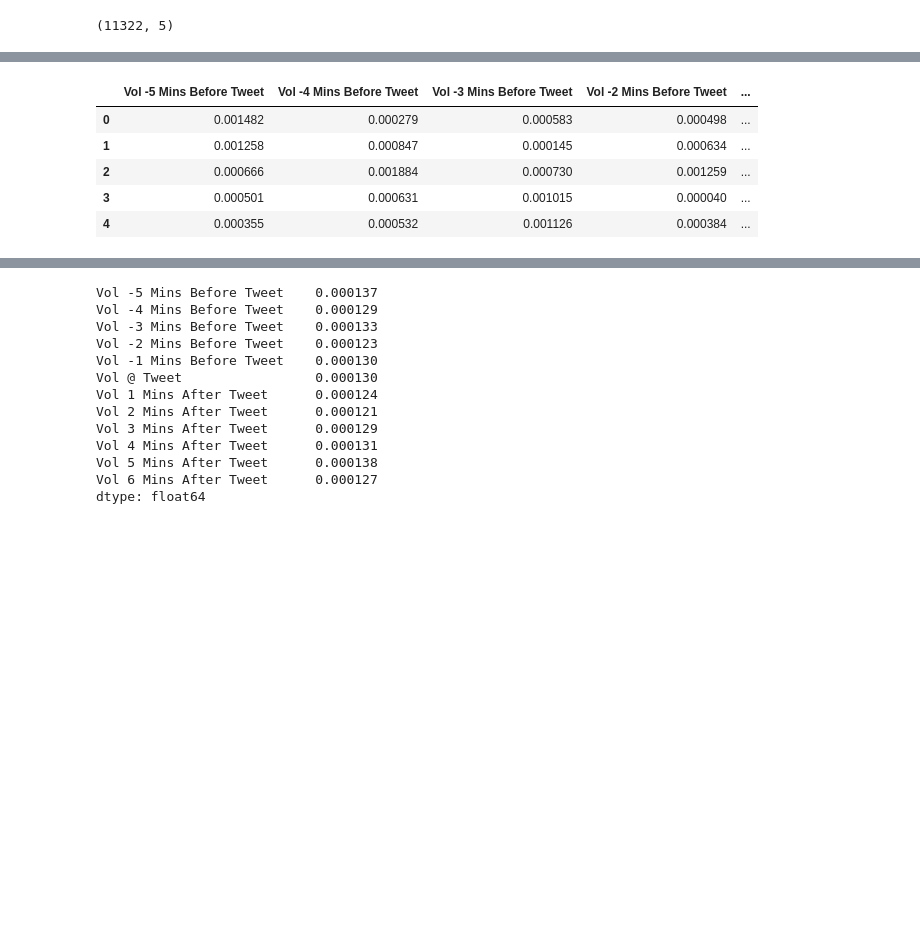
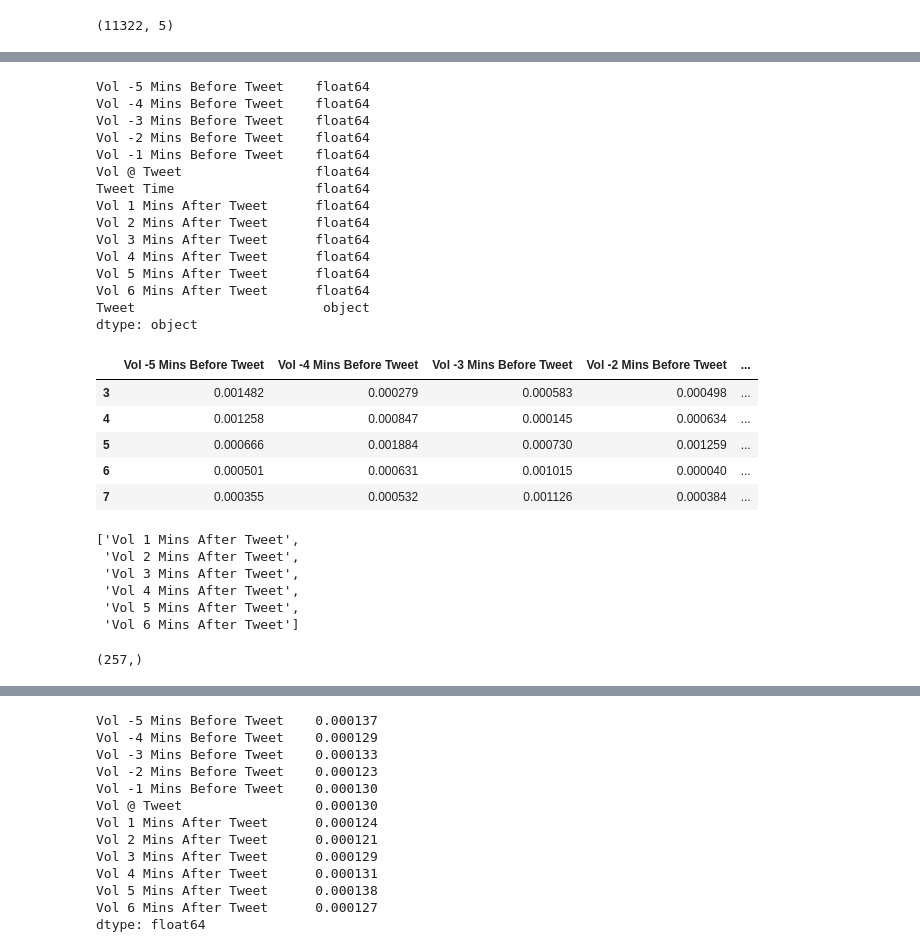
Before and after one commit to stephanieroman2020/FinalProject, a Jupyter notebook: Feature Generation, Volatility.ipynb, the cells around one changed output, grey strips where cells are left out. Cells and saved outputs as stored; diff of their text form; code cells hidden in the pictures; blank space fills up the shorter version.

```diff
--- a/Feature Generation, Volatility.ipynb
+++ b/Feature Generation, Volatility.ipynb
@@ -57,0 +55,7 @@ tweet_df.head()
+# %%
+# tweet_df.loc[tweet_df['text'] == "Congress has agreed to provide $8 Billion" ]
+
+# df[df['A'].str.contains("hello")]
+tweet_df['text'] = tweet_df['text'].astype('str')
+print(tweet_df.dtypes)
+tweet_df.shape
@@ -356,3 +439,0 @@ df_MVI_nulls_incl.shape
-# %%
-df_MVI_nulls_incl['Tweets'] = tweet_df['text']
-df_MVI_nulls_incl.shape
@@ -361,12 +442,13 @@ df_MVI_nulls_incl.shape
 # %%
 #Remove non integer values from each colum
+pd.set_option('display.max_rows', 300)
 df_columns = list(df_MVI_nulls_incl.columns.values)
 
-for column in df_columns:
-    df_MVI_nulls_incl = df_MVI_nulls_incl[~df_MVI_nulls_incl[column].isin(["No SPX data avail."])]
+# for column in df_columns:
+df_MVI_nulls_incl = df_MVI_nulls_incl[~df_MVI_nulls_incl['Vol @ Tweet'].isin(["No SPX data avail."])]
 
 #Rename to df MVI
 df_MVI = df_MVI_nulls_incl
-df_MVI.head()
+df_MVI.head(300)
 # %% [output]
 |  | Vol -5 Mins Before Tweet | Vol -4 Mins Before Tweet | Vol -3 Mins Before Tweet | Vol -2 Mins Before Tweet | ... |
@@ -378,14 +471,29 @@ df_MVI.head()
 # %%
 #Make all columns numeric
-for column in df_columns[0:12]:
+for column in df_columns[0:13]:
     df_MVI[column] = pd.to_numeric(df_MVI[column],errors='coerce').abs()
 
+print(df_MVI.dtypes)
 df_MVI.head()
-# df_MVI.dtypes
 # %% [output]
+Vol -5 Mins Before Tweet    float64
+Vol -4 Mins Before Tweet    float64
+Vol -3 Mins Before Tweet    float64
+Vol -2 Mins Before Tweet    float64
+Vol -1 Mins Before Tweet    float64
+Vol @ Tweet                 float64
+Tweet Time                  float64
+Vol 1 Mins After Tweet      float64
+Vol 2 Mins After Tweet      float64
+Vol 3 Mins After Tweet      float64
+Vol 4 Mins After Tweet      float64
+Vol 5 Mins After Tweet      float64
+Vol 6 Mins After Tweet      float64
+Tweet                        object
+dtype: object
 |  | Vol -5 Mins Before Tweet | Vol -4 Mins Before Tweet | Vol -3 Mins Before Tweet | Vol -2 Mins Before Tweet | ... |
-| 0 | 0.001482 | 0.000279 | 0.000583 | 0.000498 | ... |
-| 1 | 0.001258 | 0.000847 | 0.000145 | 0.000634 | ... |
-| 2 | 0.000666 | 0.001884 | 0.000730 | 0.001259 | ... |
-| 3 | 0.000501 | 0.000631 | 0.001015 | 0.000040 | ... |
-| 4 | 0.000355 | 0.000532 | 0.001126 | 0.000384 | ... |
+| 3 | 0.001482 | 0.000279 | 0.000583 | 0.000498 | ... |
+| 4 | 0.001258 | 0.000847 | 0.000145 | 0.000634 | ... |
+| 5 | 0.000666 | 0.001884 | 0.000730 | 0.001259 | ... |
+| 6 | 0.000501 | 0.000631 | 0.001015 | 0.000040 | ... |
+| 7 | 0.000355 | 0.000532 | 0.001126 | 0.000384 | ... |
@@ -393,0 +500,11 @@ df_MVI_abs = df_MVI
+# %%
+df_MVI.to_csv("df_MVI")
+df_columns[0:6]
+df_columns[7:13]
+# %% [output]
+['Vol 1 Mins After Tweet',
+ 'Vol 2 Mins After Tweet',
+ 'Vol 3 Mins After Tweet',
+ 'Vol 4 Mins After Tweet',
+ 'Vol 5 Mins After Tweet',
+ 'Vol 6 Mins After Tweet']
@@ -393,0 +534,4 @@ df_MVI_abs = df_MVI
+# %%
+df_MVI['Tweet'].shape
+# %% [output]
+(257,)
```
Also changed, not shown: parts of 20 cells of this notebook, 2 other files.
